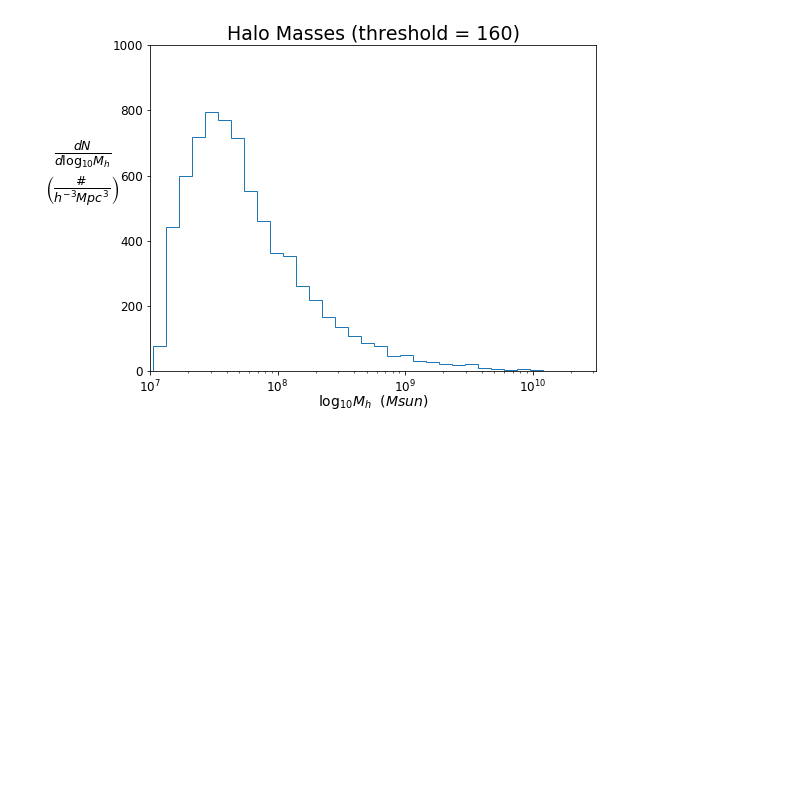
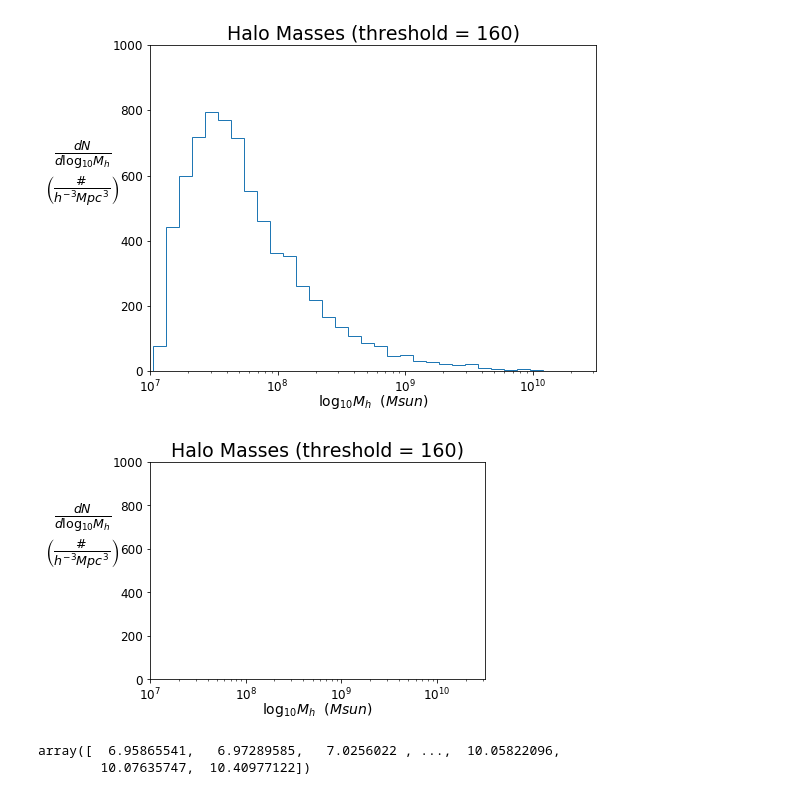
Before and after one commit to ygovil1/data-mining-galaxies, a Jupyter notebook: HaloCatalog/halo_graph.ipynb, the cells around one changed output. Saved outputs shown, nothing was run; the diff lists cells and outputs as text; code cells hidden in the pictures; blank space fills up the shorter version.

Commit message:
trying to make linear fit to log functions

```diff
--- a/HaloCatalog/halo_graph.ipynb
+++ b/HaloCatalog/halo_graph.ipynb
@@ -89,3 +90,34 @@ plt.savefig('./LG4_2048_40pc/rd0070/graph2.png', dpi = 300)
 # %% [output]
 <matplotlib.figure.Figure at 0x...>
 [figure]
+# %%
+log_mass = np.log(masslist) / log(10)
+density = np.histogram(log_mass, bins= [7,8,9,10,11])
+# %%
+# create histogram
+plt.hist(density, histtype='step', fill = False)
+plt.title("Halo Masses (threshold = 160)", size = 19)
+plt.axis([7,, 0, 1e3])
+
+
+# create axis labels
+xlab = "$\log_{10}M_h}$  $(Msun)$"
+ylab = r"$\frac{dN}{d\log_{10}M_h}$"+"\n"+r"$\left(\frac{\#}{h^{-3}Mpc^3}\right)$"
+plt.xlabel(xlab, size = 14, labelpad= -2)
+plt.ylabel(ylab, rotation = 0, size = 18, labelpad= 30)
+
+# create axis ticks
+plt.xscale('log')
+plt.yscale('linear')
+plt.tick_params(axis='x', which='major', labelsize=12)
+plt.tick_params(axis='y', which='major', labelsize=12)
+
+#show and save
+plt.show()
+# %% [output]
+[figure, added]
+# %%
+log_mass
+# %% [output]
+array([  6.95865541,   6.97289585,   7.0256022 , ...,  10.05822096,
+        10.07635747,  10.40977122])
```
Also changed, not shown: parts of 2 cells of this notebook.
